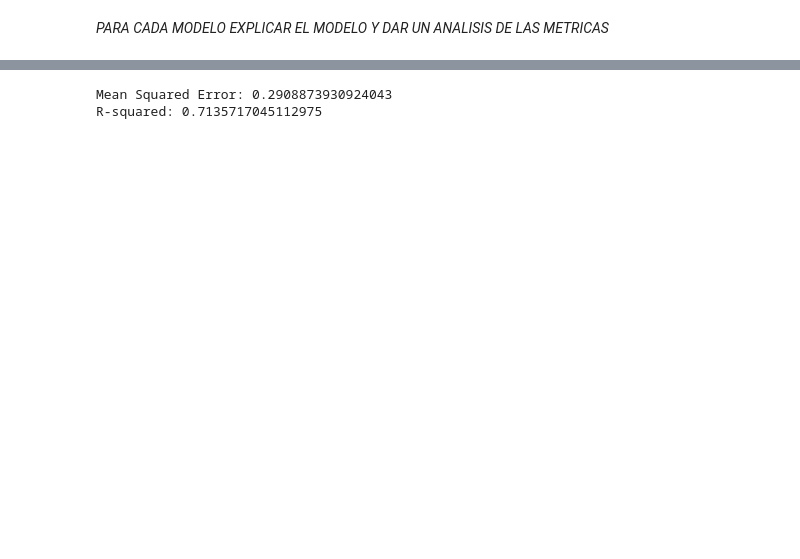
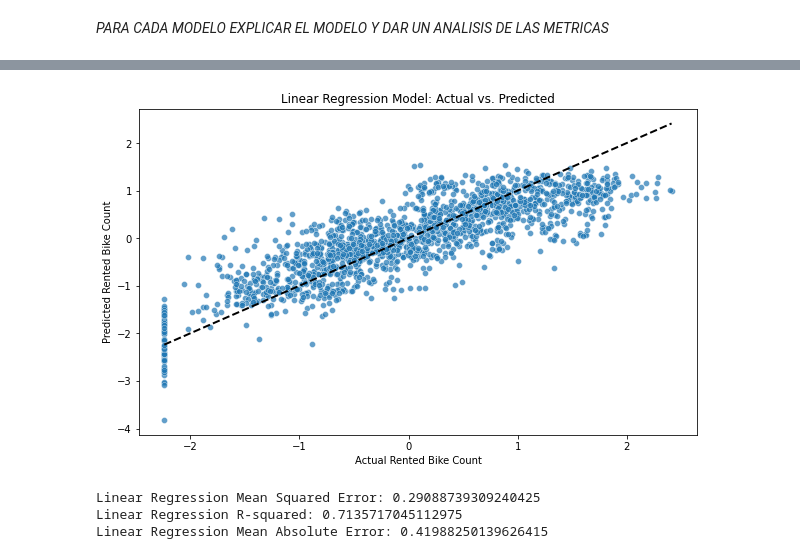
Before and after one commit to IvanGomez37/Final-Project-FoML, a Jupyter notebook: Final_Project_FoML.ipynb, the cells around one changed output, grey strips where cells are left out. Saved outputs shown, nothing was run; the diff lists cells and outputs as text; code cells hidden in the pictures; blank space fills up the shorter version.

```diff
--- a/Final_Project_FoML.ipynb
+++ b/Final_Project_FoML.ipynb
@@ -510,18 +491,43 @@ R-squared: 0.7135717045112975
-# %%
-# ESTE NO ES POLINOMIAL: SUSTITUIR POR REGRESION POLINOMIAL
-from sklearn.linear_model import LinearRegression
-
-#Let's try with a different model and see if we can improve the results
-model = LinearRegression()
-model.fit(X_train, y_train)
-
-y_pred = model.predict(X_val)
-
-mse = mean_squared_error(y_val, y_pred)
-r2 = r2_score(y_val, y_pred)
-
-print(f'Mean Squared Error: {mse}')
-print(f'R-squared: {r2}')
-# %% [output]
-Mean Squared Error: 0.2908873930924043
-R-squared: 0.7135717045112975
+# %%
+from sklearn.linear_model import LinearRegression
+from sklearn.metrics import mean_squared_error, r2_score, mean_absolute_error
+import numpy as np
+import matplotlib.pyplot as plt
+import seaborn as sns
+from scipy import stats
+
+# Create linear regression object
+linear_regr = LinearRegression()
+
+# Train the linear regression model using the training sets
+linear_regr.fit(X_train, y_train)
+
+# Make predictions on the validation set
+linear_prediction = linear_regr.predict(X_val)
+
+# Evaluate the Linear Regression model
+mse_linear = mean_squared_error(y_val, linear_prediction)
+r2_linear = r2_score(y_val, linear_prediction)
+mae_linear = mean_absolute_error(y_val, linear_prediction)
+
+# Ensure y_val and linear_prediction are 1-dimensional arrays
+y_val = np.squeeze(y_val)
+linear_prediction = np.squeeze(linear_prediction)
+
+# Scatter plot for Linear Regression predictions vs. actual values with a diagonal line
+plt.figure(figsize=(10, 6))
+sns.scatterplot(x=y_val, y=linear_prediction, alpha=0.7)
+plt.plot([min(y_val), max(y_val)], [min(y_val), max(y_val)], 'k--', lw=2)  # Diagonal line
+plt.xlabel('Actual Rented Bike Count')
+plt.ylabel('Predicted Rented Bike Count')
+plt.title('Linear Regression Model: Actual vs. Predicted')
+plt.show()
+
+print(f"Linear Regression Mean Squared Error: {mse_linear}")
+print(f"Linear Regression R-squared: {r2_linear}")
+print(f"Linear Regression Mean Absolute Error: {mae_linear}")
+# %% [output]
+[figure, added]
+Linear Regression Mean Squared Error: 0.29088739309240425
+Linear Regression R-squared: 0.7135717045112975
+Linear Regression Mean Absolute Error: 0.41988250139626415
```
Also changed, not shown: parts of 28 cells of this notebook.
